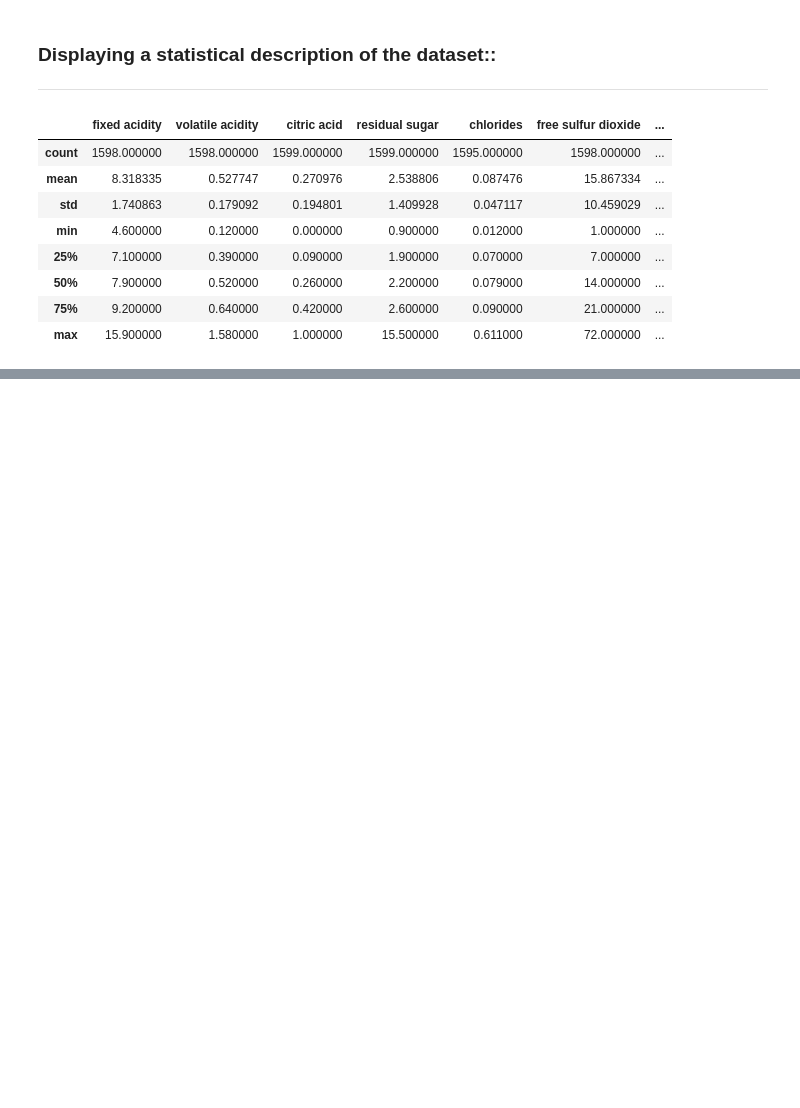
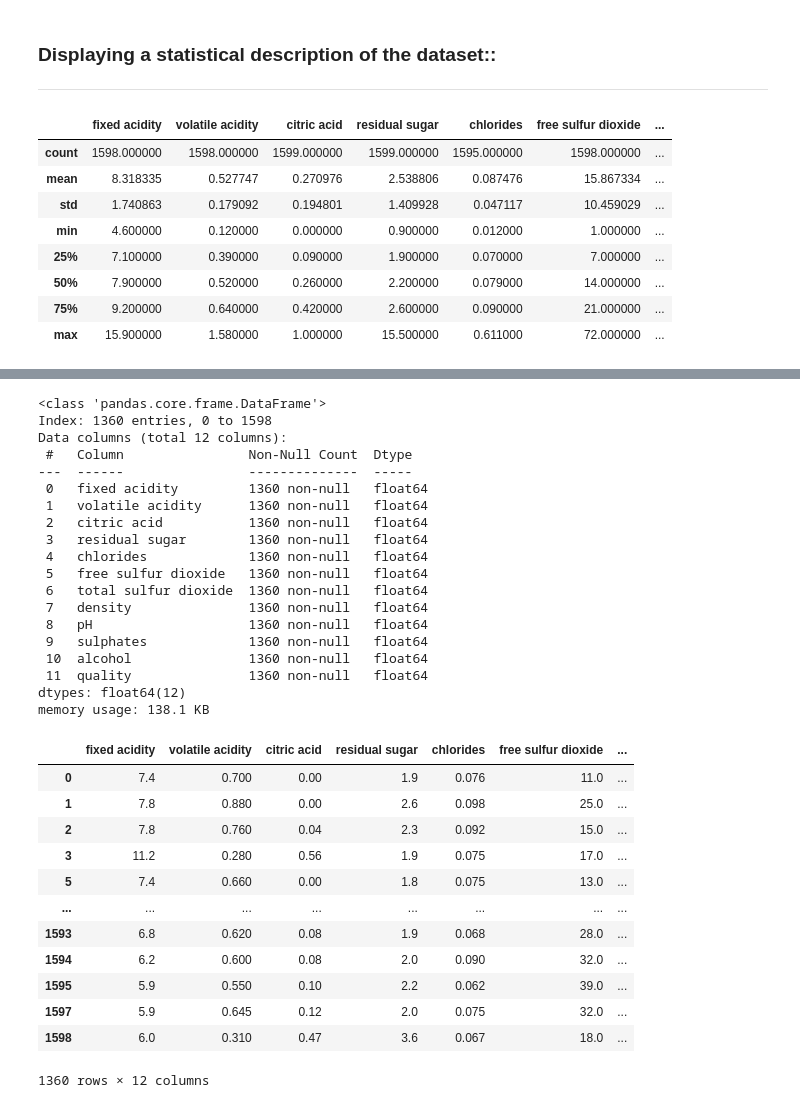
Before and after one commit to BB-Japheth/112299540-BORTEY-JAPHETH, a Jupyter notebook: 11299540.ipynb, the cells around one changed output, grey strips where cells are left out. Cells and saved outputs as stored; diff of their text form; code cells hidden in the pictures; blank space fills up the shorter version.

Commit message:
CLEANING OF DATA
Cleaned data by dropping duplicates and replacing non-null values with
the mean in such a way that Decimal points remain uniform

```diff
--- a/11299540.ipynb
+++ b/11299540.ipynb
@@ -108,0 +127,3 @@ wine.describe()
+# %%
+wine.drop_duplicates( inplace=True)
+wine.info()
@@ -108,0 +150,43 @@ wine.describe()
+# %%
+column_list= list(wine.columns)
+for column in column_list:
+    if pd.api.types.is_numeric_dtype(wine[column]):
+        decimal_places = wine[column].apply(lambda x: len(str(x).split('.')[1]) if '.' in str(x) else 0).max()
+        c_mean=wine[column].mean()
+        c_mean=round(c_mean,decimal_places)
+        wine[column].fillna(c_mean ,inplace= True )
+wine.info()
+wine
+# %% [output]
+<class 'pandas.core.frame.DataFrame'>
+Index: 1360 entries, 0 to 1598
+Data columns (total 12 columns):
+ #   Column                Non-Null Count  Dtype
+---  ------                --------------  -----
+ 0   fixed acidity         1360 non-null   float64
+ 1   volatile acidity      1360 non-null   float64
+ 2   citric acid           1360 non-null   float64
+ 3   residual sugar        1360 non-null   float64
+ 4   chlorides             1360 non-null   float64
+ 5   free sulfur dioxide   1360 non-null   float64
+ 6   total sulfur dioxide  1360 non-null   float64
+ 7   density               1360 non-null   float64
+ 8   pH                    1360 non-null   float64
+ 9   sulphates             1360 non-null   float64
+ 10  alcohol               1360 non-null   float64
+ 11  quality               1360 non-null   float64
+dtypes: float64(12)
+memory usage: 138.1 KB
+|  | fixed acidity | volatile acidity | citric acid | residual sugar | chlorides | free sulfur dioxide | ... |
+| 0 | 7.4 | 0.700 | 0.00 | 1.9 | 0.076 | 11.0 | ... |
+| 1 | 7.8 | 0.880 | 0.00 | 2.6 | 0.098 | 25.0 | ... |
+| 2 | 7.8 | 0.760 | 0.04 | 2.3 | 0.092 | 15.0 | ... |
+| 3 | 11.2 | 0.280 | 0.56 | 1.9 | 0.075 | 17.0 | ... |
+| 5 | 7.4 | 0.660 | 0.00 | 1.8 | 0.075 | 13.0 | ... |
+| ... | ... | ... | ... | ... | ... | ... | ... |
+| 1593 | 6.8 | 0.620 | 0.08 | 1.9 | 0.068 | 28.0 | ... |
+| 1594 | 6.2 | 0.600 | 0.08 | 2.0 | 0.090 | 32.0 | ... |
+| 1595 | 5.9 | 0.550 | 0.10 | 2.2 | 0.062 | 39.0 | ... |
+| 1597 | 5.9 | 0.645 | 0.12 | 2.0 | 0.075 | 32.0 | ... |
+| 1598 | 6.0 | 0.310 | 0.47 | 3.6 | 0.067 | 18.0 | ... |
+1360 rows × 12 columns
```
Also changed, not shown: parts of 4 cells of this notebook.
